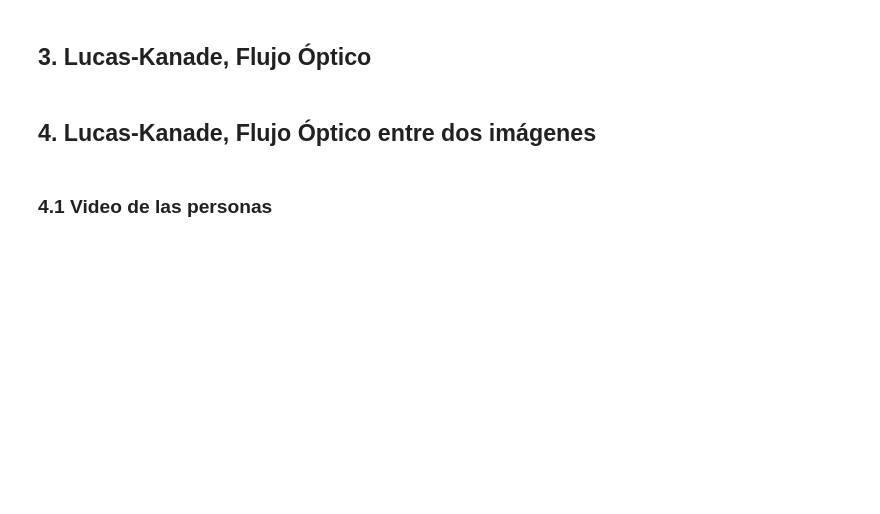
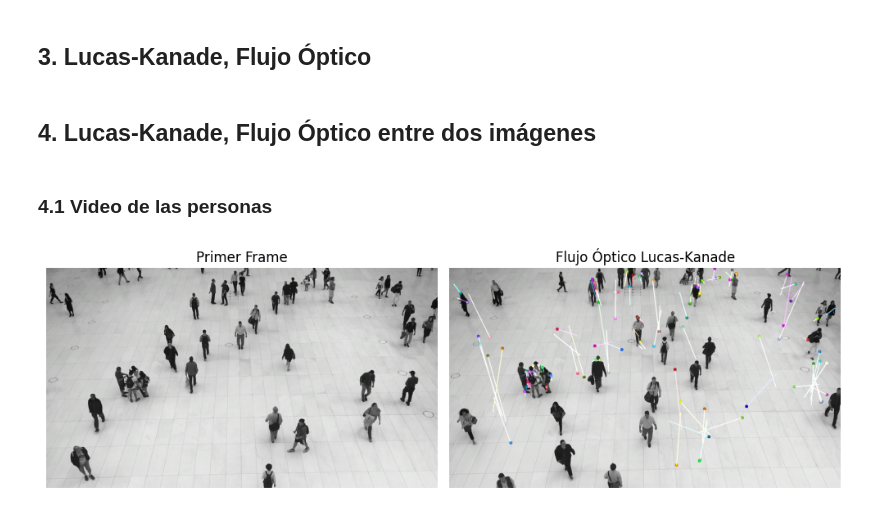
Before and after one commit to MediaMind-ULPGC/P07, a Jupyter notebook: lucas-kanade/lucas_kanade_p07.ipynb, the cells around one changed output. Cells and saved outputs as stored; diff of their text form; code cells hidden in the pictures; blank space fills up the shorter version.

```diff
--- a/lucas-kanade/lucas_kanade_p07.ipynb
+++ b/lucas-kanade/lucas_kanade_p07.ipynb
@@ -685,7 +685,7 @@ cv.destroyAllWindows()
 # %%
 cap = cv.VideoCapture("../videos/people2.mp4")
 
-frame_indices = [100, 200]
+frame_indices = [50, 200]
 frames = []
 
 for i in range(max(frame_indices) + 1):
@@ -702,35 +702,51 @@ cap.release()
 old_gray = cv.cvtColor(frames[0], cv.COLOR_BGR2GRAY)
 frame_gray = cv.cvtColor(frames[1], cv.COLOR_BGR2GRAY)
 
 feature_params = dict(maxCorners=100, qualityLevel=0.3, minDistance=7, blockSize=7)
 lk_params = dict(winSize=(15, 15), maxLevel=2,
                  criteria=(cv.TERM_CRITERIA_EPS | cv.TERM_CRITERIA_COUNT, 10, 0.03))
-
 
 color = np.random.randint(0, 255, (100, 3))
 p0 = cv.goodFeaturesToTrack(old_gray, mask=None, **feature_params)
 p1, st, err = cv.calcOpticalFlowPyrLK(old_gray, frame_gray, p0, None, **lk_params)
 
 # Crear una máscara para dibujar las trayectorias
 mask = np.zeros_like(frames[0])
 
 # Seleccionar puntos válidos
 if p1 is not None:
     good_new = p1[st == 1]
     good_old = p0[st == 1]
 
     # Dibujar las trayectorias
     for i, (new, old) in enumerate(zip(good_new, good_old)):
         a, b = new.ravel()
         c, d = old.ravel()
         mask = cv.line(mask, (int(a), int(b)), (int(c), int(d)), color[i].tolist(), 2)
         frames[1] = cv.circle(frames[1], (int(a), int(b)), 5, color[i].tolist(), -1)
 
 result = cv.add(frames[1], mask)
 
-# Mostrar el resultado
-cv.imshow('Flujo Óptico Lucas-Kanade', result)
+# Convertir los frames de BGR a RGB para usar con matplotlib
+frame_0_rgb = cv.cvtColor(frames[0], cv.COLOR_BGR2RGB)
+result_rgb = cv.cvtColor(result, cv.COLOR_BGR2RGB)
 
+# Graficar con matplotlib
+plt.figure(figsize=(10, 5))
 
-cv.waitKey(0)
-cv.destroyAllWindows()
+# Primer frame
+plt.subplot(1, 2, 1)
+plt.imshow(frame_0_rgb)
+plt.title("Primer Frame")
+plt.axis("off")
+
+# Resultado del flujo óptico
+plt.subplot(1, 2, 2)
+plt.imshow(result_rgb)
+plt.title("Flujo Óptico Lucas-Kanade")
+plt.axis("off")
+
+plt.tight_layout()
+plt.show()
+# %% [output]
+[figure, added]
```
Also changed, not shown: 2 other files.
